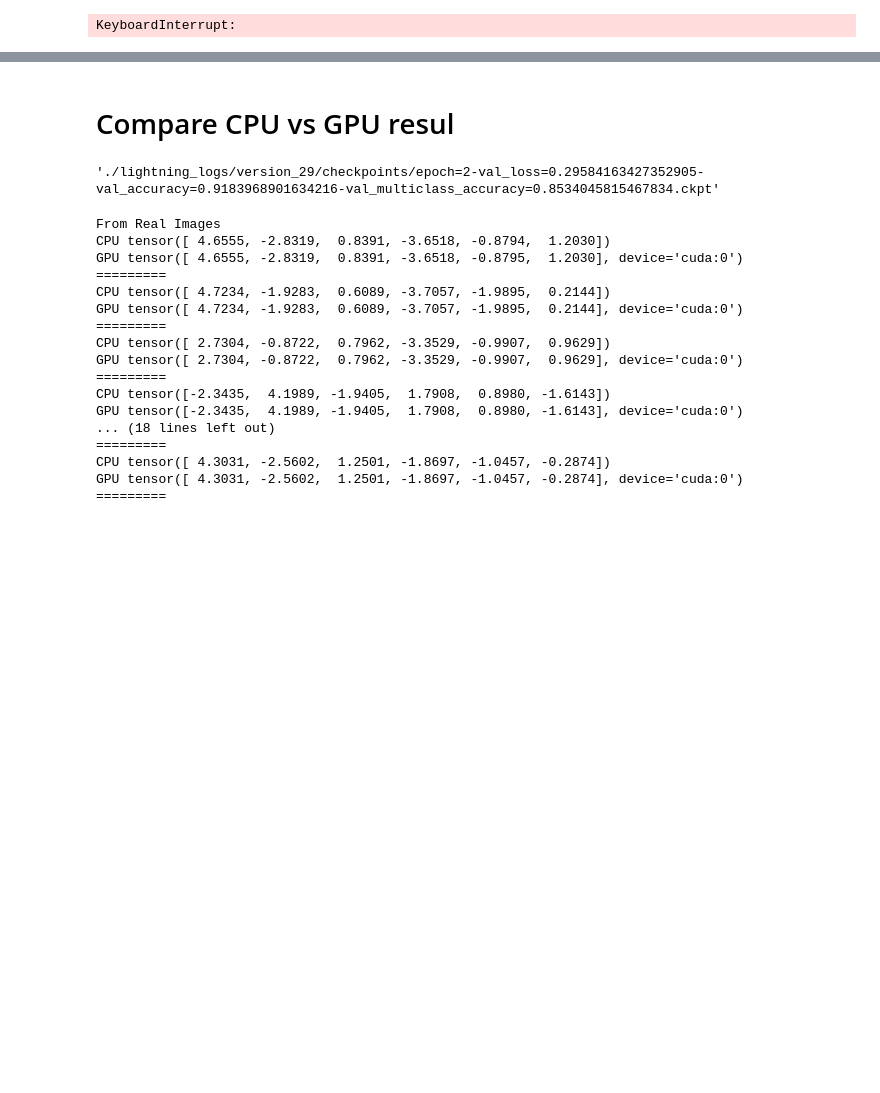
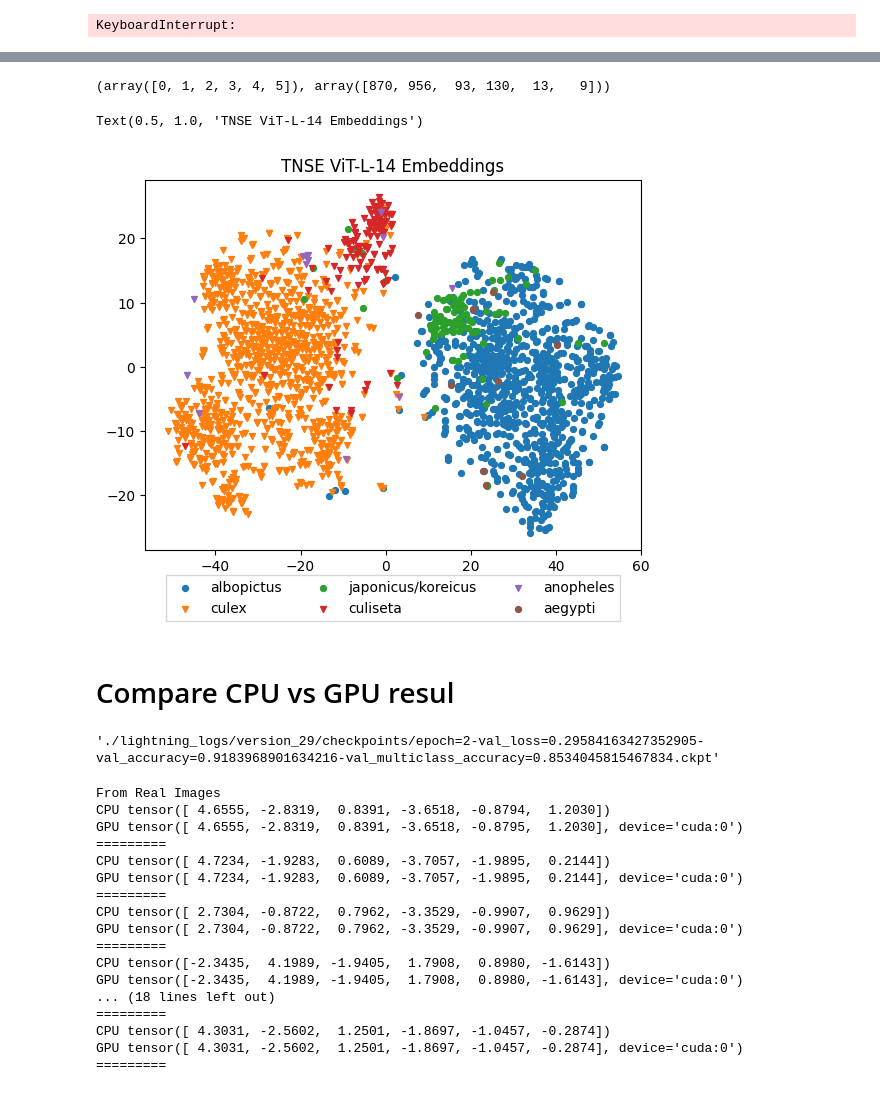
Before and after one commit to HCA97/Mosquito-Classifiction, a Jupyter notebook: mosquito_classification_v1.ipynb, the cells around one changed output, grey strips where cells are left out. Drawn from its saved outputs; the diff is of its cells as text; code cells hidden in the pictures; blank space fills up the shorter version.

Commit message:
understand models

```diff
--- a/mosquito_classification_v1.ipynb
+++ b/mosquito_classification_v1.ipynb
@@ -136,3 +228,51 @@ KeyboardInterrupt:
+# %%
+@th.no_grad()
+def extract_embeddings(model, data_loader):
+    embs, y_t = [], []
+
+    emb_head = th.nn.Sequential(*(list(model.cls.label.label.children())[:-1])).eval()
+    backbone = model.cls.backbone.eval()
+
+    for bs in tqdm.tqdm(data_loader):
+        x = bs['img'].cuda()
+
+        emb = backbone(x)
+        emb = emb_head(emb)
+        y_t.append(bs['label'].argmax(dim=1).detach().cpu().numpy())
+        embs.append(emb.detach().cpu().numpy())
+
+    return np.concatenate(embs), np.concatenate(y_t)
+# %%
+emb, t = extract_embeddings(model, val_dataloader)
+# %%
+el, c = np.unique(t, return_counts=True)
+# %%
+el, c
+# %% [output]
+(array([0, 1, 2, 3, 4, 5]), array([870, 956,  93, 130,  13,   9]))
+# %%
+from sklearn.manifold import TSNE
+
+
+tsne = TSNE(n_components=2, random_state=200, n_jobs=-1)
+tsne_emb = tsne.fit_transform(emb)
+# %%
+names = list(class_dict.keys())
+
+for e in  el:
+    idx = np.where(t == e)[0]
+
+    plt.scatter(tsne_emb[idx, 0],
+                tsne_emb[idx, 1],
+                label=names[int(e)],
+                marker='v' if names[int(e)] in genus else 'o',
+                s=18
+                )
+plt.legend(loc='upper center', bbox_to_anchor=(0.5, -0.05), fancybox=False, ncol=3)
+plt.title('TNSE ViT-L-14 Embeddings')
+# %% [output]
+Text(0.5, 1.0, 'TNSE ViT-L-14 Embeddings')
+[figure, added]
 # %% [markdown]
 # Compare CPU vs GPU resul
 # %%
```
Also changed, not shown: parts of 15 cells of this notebook, 1 other file.
